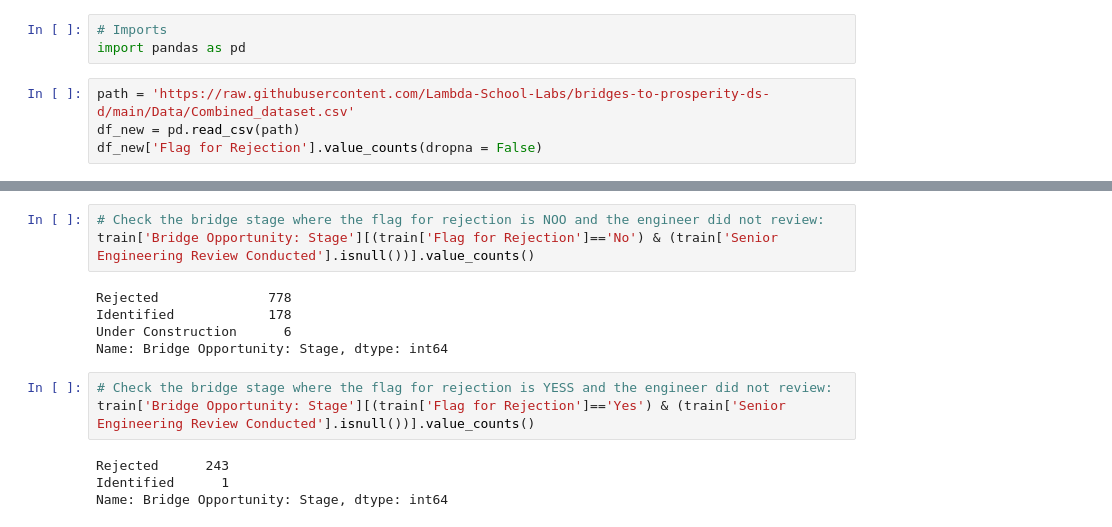
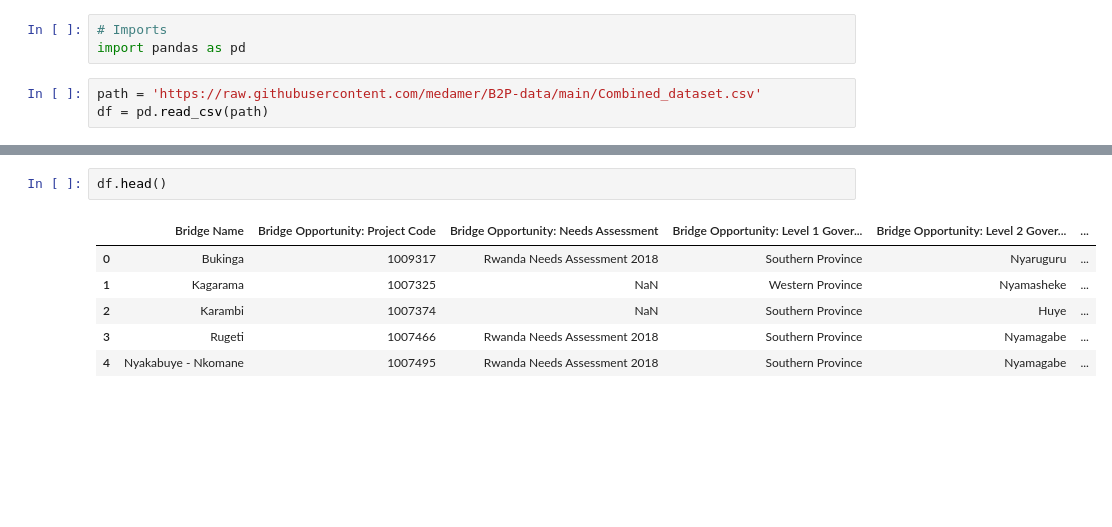
Before and after one commit to BloomTech-Labs/bridges-to-prosperity-ds-d, a Jupyter notebook: notebooks/B2P_Model.ipynb, the cells around one changed output, grey strips where cells are left out. Drawn from its saved outputs; the diff is of its cells as text; blank space fills up the shorter version.

```diff
--- a/notebooks/B2P_Model.ipynb
+++ b/notebooks/B2P_Model.ipynb
@@ -2,6 +2,5 @@
 # Imports
 import pandas as pd
 # %%
-path = 'https://raw.githubusercontent.com/Lambda-School-Labs/bridges-to-prosperity-ds-d/main/Data/Combined_dataset.csv'
-df_new = pd.read_csv(path)
-df_new['Flag for Rejection'].value_counts(dropna = False)
+path = 'https://raw.githubusercontent.com/medamer/B2P-data/main/Combined_dataset.csv'
+df = pd.read_csv(path)
@@ -86,15 +7,9 @@ Name: Bridge Opportunity: Stage, dtype: int64
-# %%
-# Check the bridge stage where the flag for rejection is NOO and the engineer did not review:
-train['Bridge Opportunity: Stage'][(train['Flag for Rejection']=='No') & (train['Senior Engineering Review Conducted'].isnull())].value_counts()
-# %% [output]
-Rejected              778
-Identified            178
-Under Construction      6
-Name: Bridge Opportunity: Stage, dtype: int64
-# %%
-# Check the bridge stage where the flag for rejection is YESS and the engineer did not review:
-train['Bridge Opportunity: Stage'][(train['Flag for Rejection']=='Yes') & (train['Senior Engineering Review Conducted'].isnull())].value_counts()
-# %% [output]
-Rejected      243
-Identified      1
-Name: Bridge Opportunity: Stage, dtype: int64
+# %%
+df.head()
+# %% [output]
+|  | Bridge Name | Bridge Opportunity: Project Code | Bridge Opportunity: Needs Assessment | Bridge Opportunity: Level 1 Gover... | Bridge Opportunity: Level 2 Gover... | ... |
+| 0 | Bukinga | 1009317 | Rwanda Needs Assessment 2018 | Southern Province | Nyaruguru | ... |
+| 1 | Kagarama | 1007325 | NaN | Western Province | Nyamasheke | ... |
+| 2 | Karambi | 1007374 | NaN | Southern Province | Huye | ... |
+| 3 | Rugeti | 1007466 | Rwanda Needs Assessment 2018 | Southern Province | Nyamagabe | ... |
+| 4 | Nyakabuye - Nkomane | 1007495 | Rwanda Needs Assessment 2018 | Southern Province | Nyamagabe | ... |
```
Also changed, not shown: parts of 27 cells of this notebook.
